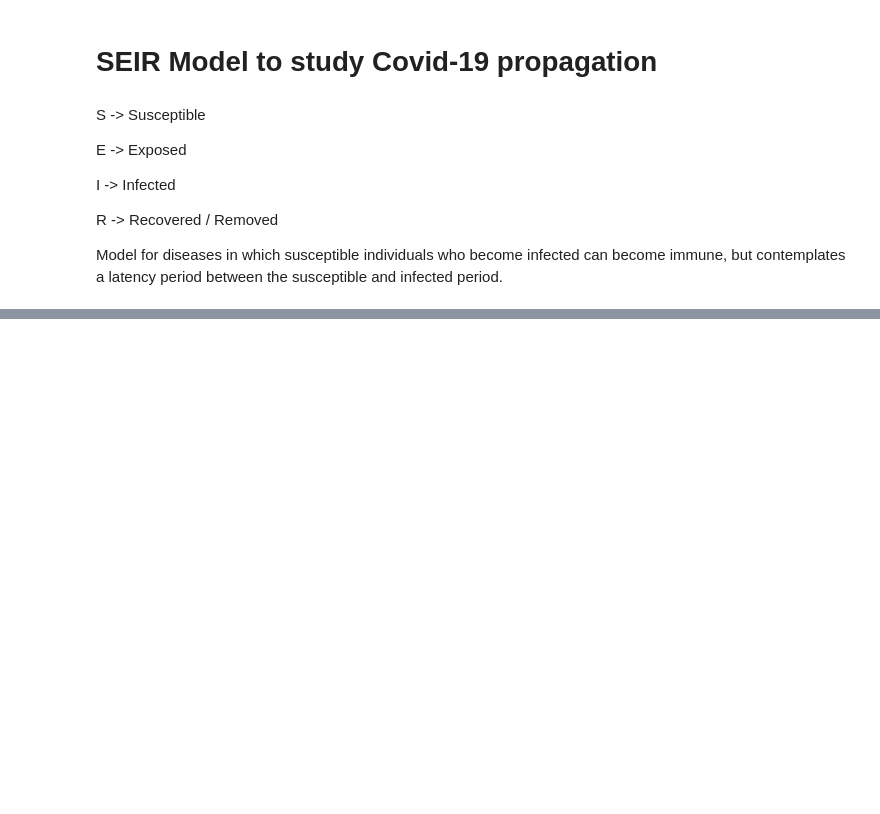
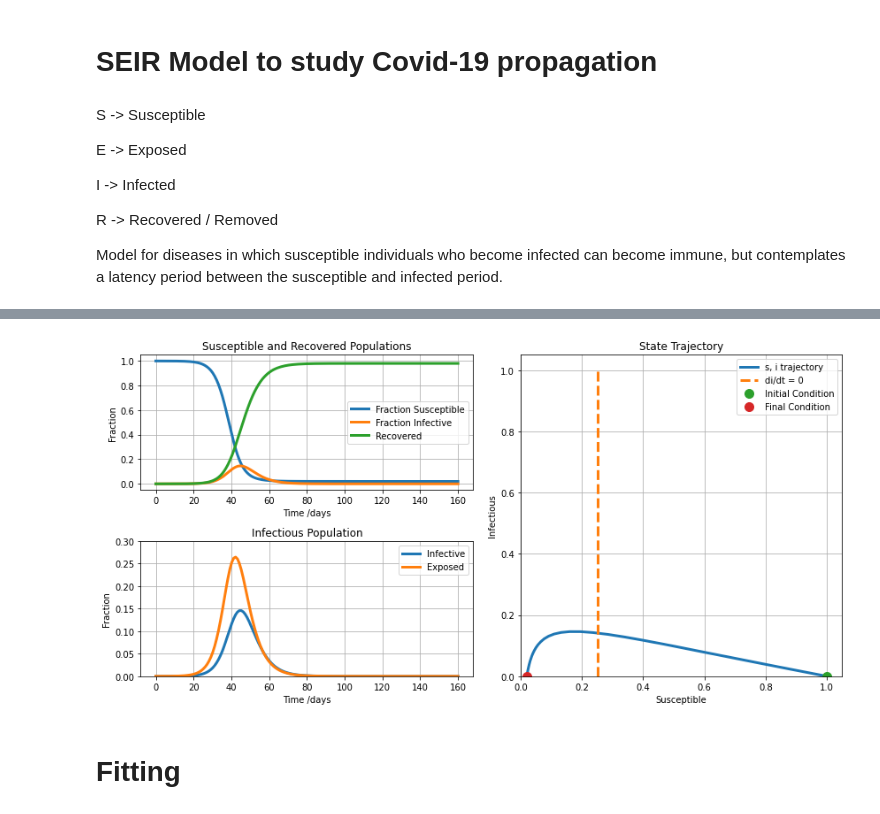
Before and after one commit to raydangaspar/covid-19, a Jupyter notebook: Modelling.ipynb, the cells around one changed output, grey strips where cells are left out. Drawn from its saved outputs; the diff is of its cells as text; code cells hidden in the pictures; blank space fills up the shorter version.

```diff
--- a/Modelling.ipynb
+++ b/Modelling.ipynb
@@ -192,0 +335,35 @@ plotseird(t, S, E, I, R)
+# %%
+def deriv(y, t, beta, gamma, delta):
+    S, E, I, R = y
+    dSdt = -beta * S * I
+    dEdt = beta * S * I - delta * E
+    dIdt = delta * E - gamma * I
+    dRdt = gamma * I
+    return dSdt, dEdt, dIdt, dRdt
+# %%
+incubation_time = 5.0                   # Incubation period of five days (1 to 12 days, but 5 days on average)
+infective_time = 3.0                    # Infectious period may start 1 to 3 days before you develop symptoms
+gamma = 1 / infective_time              # Recovery rate
+delta = 1 / incubation_time             # Incubation period
+R0 = 4                                  # Basic reproductive number
+beta = R0 * gamma                       # Infection rate
+
+# initial conditions
+E_initial = 1/20000
+I_initial = 0.00
+R_initial = 0.00
+S_initial = 1 - E_initial - I_initial - R_initial
+# %%
+days = 160
+t = np.linspace(0, days, days)                  # Grid of time points (in days)
+y0 = S_initial, E_initial, I_initial, R_initial # Initial conditions vector
+
+# Integrate the SEIR equations over the time grid, t.
+ret = odeint(deriv, y0, t, args=(beta, gamma, delta))
+S, E, I, R = ret.T
+# %%
+plotdata(t, S, E, I, R)
+# %% [output]
+[figure, added]
+# %% [markdown]
+# Fitting
```
Also changed, not shown: parts of 20 cells of this notebook.
